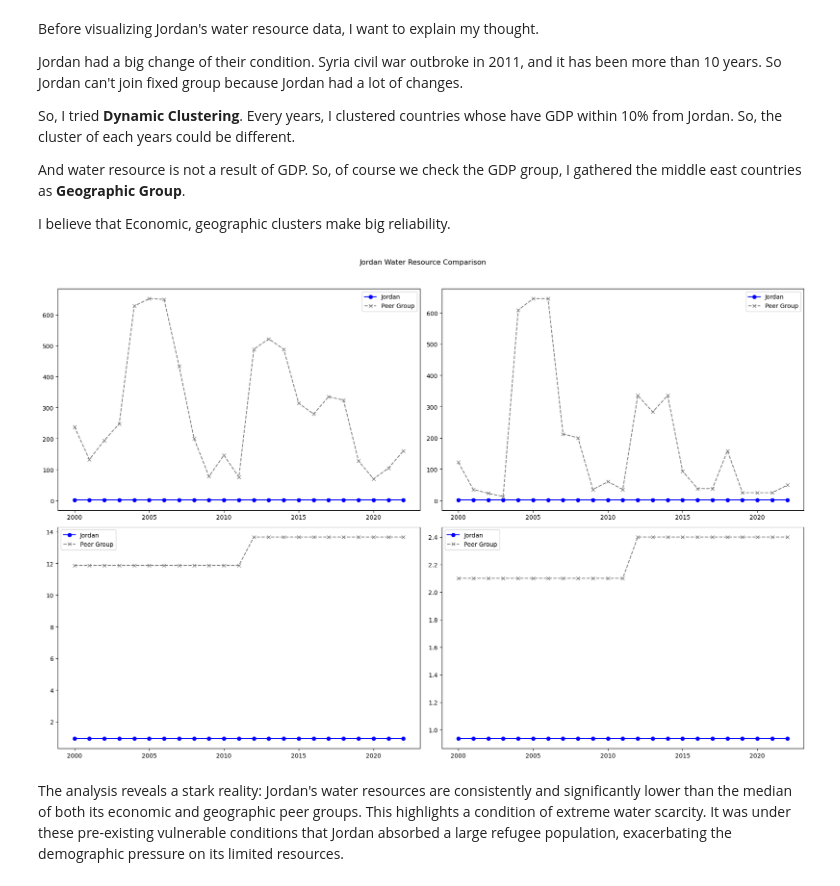
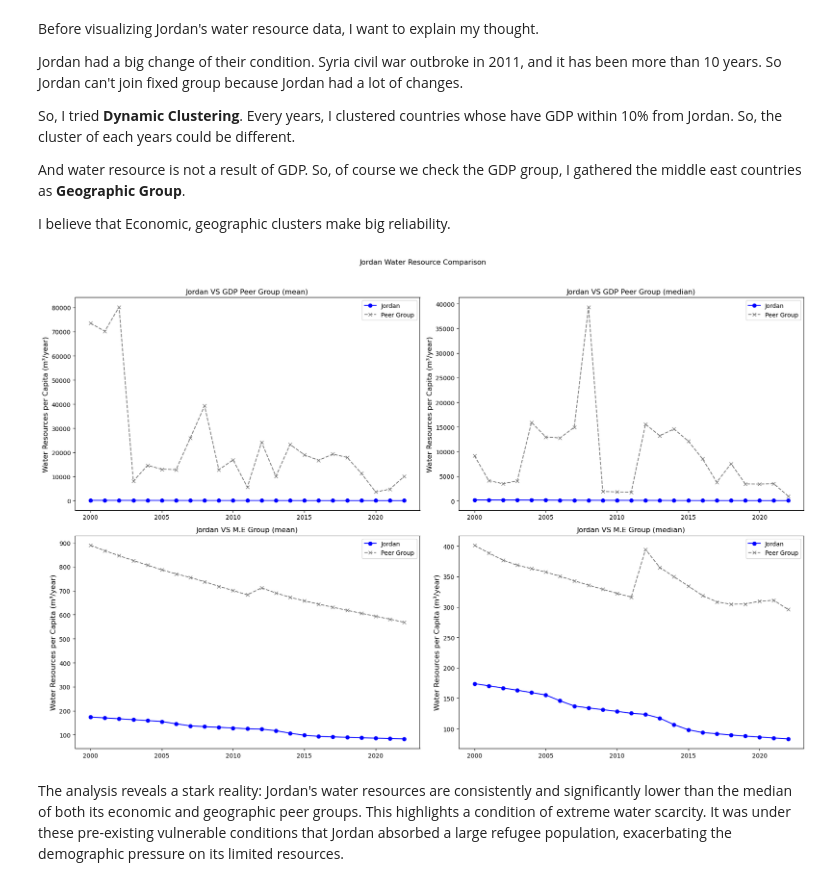
Before and after one commit to Great-Grace/Jordan_Project, a Jupyter notebook: Main.ipynb, the cells around one changed output. Saved outputs shown, nothing was run; the diff lists cells and outputs as text; code cells hidden in the pictures.

```diff
--- a/Main.ipynb
+++ b/Main.ipynb
@@ -42,6 +42,13 @@ def transform_data(df_wide, col_name):
 Jordan_Refugees_org = pd.read_csv(get_data_path('WorldBank_Jordan_Refugees.csv'))
 Jordan_Refugees = Jordan_Refugees_org.loc[:, ['Year', 'Refugees']].copy()
 
+Population = pd.read_csv(get_data_path('WorldBank_Population.csv'), sep = ',')
+Jordan_Population = Population.loc[Population['REF_AREA_ID'] == 'JOR']
+Jordan_Population = Jordan_Population.loc[:, '2000':'2022'].T
+Jordan_Population = Jordan_Population.reset_index()
+Jordan_Population.columns = ['Year', 'Population']
+Jordan_Population['Year'] = Jordan_Population['Year'].astype(int)
+
 # Jordan Total Water Resource data
 Jordan_Water_org = pd.read_csv(get_data_path('WorldBank_totalWater.csv'))
 Jordan_Water = Jordan_Water_org[Jordan_Water_org['REF_AREA_LABEL'] == 'Jordan']
@@ -68,9 +75,9 @@ for filename, col_name in data_dictionary.items():
     merge_data.append(Jordan_long)
 
 merge_data.append(Jordan_Refugees)
-merge_data.append(Jordan_Water)
 
 Jordan_indexes = reduce(lambda left, right: pd.merge(left, right, on = 'Year', how = 'outer'), merge_data)
+Jordan_indexes['Water_per_Capita'] = (Jordan_Water['Water'] * 1_000_000_000) / Jordan_Population['Population']
 
 print(Jordan_indexes)
 # %% [output]
@@ -162,6 +169,7 @@ Jordan_cluster = clustering('WorldBank_GDP.csv', 'JOR', 10, 2000, 2022)
 Water_org = pd.read_csv(get_data_path('WorldBank_totalWater.csv'))
 Water_org = Water_org.set_index('REF_AREA')
 Water_org = Water_org.groupby('REF_AREA').sum(numeric_only=True)
+Population = Population.set_index('REF_AREA_ID')
 water_cluster = {}
 water_cluster_mean = {}
 water_cluster_median = {}
@@ -170,10 +178,11 @@ for year, countries in Jordan_cluster.items():
     water_cluster[year] = clusters
 
 for year, clusters in water_cluster.items():
-    cluster_Water_mean = Water_org.loc[clusters, year].mean()
-    water_cluster_mean[year] = cluster_Water_mean
-    cluster_Water_median = Water_org.loc[clusters, year].median()
-    water_cluster_median[year] = cluster_Water_median
+    cluster_Water = Water_org.loc[clusters, year]
+    population = Population.loc[clusters, str(year)]
+    per_capita_waters = (cluster_Water)*1_000_000_000/population
+    water_cluster_mean[year] = per_capita_waters.mean()
+    water_cluster_median[year] = per_capita_waters.median()
 
 print(water_cluster_mean)
 print(water_cluster_median)
@@ -187,10 +196,11 @@ middle_east_cluster_codes = [
 me_water_cluster_mean = {}
 me_water_cluster_median = {}
 for year in range(2000, 2023):
-    cluster_water_mean = Water_org.loc[middle_east_cluster_codes, str(year)].mean()
-    me_water_cluster_mean[str(year)] = cluster_water_mean
-    cluster_water_median = Water_org.loc[middle_east_cluster_codes, str(year)].median()
-    me_water_cluster_median[str(year)] = cluster_water_median
+    cluster_Water = Water_org.loc[middle_east_cluster_codes, str(year)]
+    population = Population.loc[middle_east_cluster_codes, str(year)]
+    per_capita_waters = (cluster_Water)*1_000_000_000/population
+    me_water_cluster_mean[year] = per_capita_waters.mean()
+    me_water_cluster_median[year] = per_capita_waters.median()
 
 print(me_water_cluster_mean)
 print(me_water_cluster_median)
@@ -213,27 +223,29 @@ I believe that Economic, geographic clusters make big reliability.
 # %%
 # Visualizing
 
 plot_data_list = [
     (water_cluster_mean, 'Jordan VS GDP Peer Group (mean)'),
     (water_cluster_median, 'Jordan VS GDP Peer Group (median)'),
     (me_water_cluster_mean, 'Jordan VS M.E Group (mean)'),
     (me_water_cluster_median, 'Jordan VS M.E Group (median)')
 ]
-
+Jordan_indexes = Jordan_indexes.set_index('Year')
 fig, axs = plt.subplots(2,2, figsize = (18,12))
 fig.suptitle('Jordan Water Resource Comparison')
 
 for ax, (peer_data_dict, title) in zip(axs.flatten(), plot_data_list):
-    years = list(peer_data_dict.keys())
+    years = [int(y) for y in peer_data_dict.keys()]
     peer_values = (peer_data_dict.values())
-    ax.plot(Jordan_Water.index, Jordan_Water['Water'], label = 'Jordan', color = 'blue', marker = 'o', zorder=10)
+    ax.plot(Jordan_indexes.index, Jordan_indexes['Water_per_Capita'], label = 'Jordan', color = 'blue', marker = 'o', zorder=10)
     ax.plot(years, peer_values, label = 'Peer Group', color = 'gray', marker= 'x', linestyle = '--')
     ax.xaxis.set_major_locator(MaxNLocator(nbins=6, integer=True))
+    ax.set_title(title)
+    ax.set_ylabel('Water Resources per Capita (m³/year)', fontsize = 12)
     ax.legend()
 
 plt.tight_layout(rect=[0,0,1,0.96])
 plt.show()
 # %% [output]
-[figure, old version]
+[figure, new version]
 # %% [markdown]
 The analysis reveals a stark reality: Jordan's water resources are consistently and significantly lower than the median of both its economic and geographic peer groups. This highlights a condition of extreme water scarcity. It was under these pre-existing vulnerable conditions that Jordan absorbed a large refugee population, exacerbating the demographic pressure on its limited resources.
```
Also changed, not shown: parts of 5 cells of this notebook, 2 other files.
